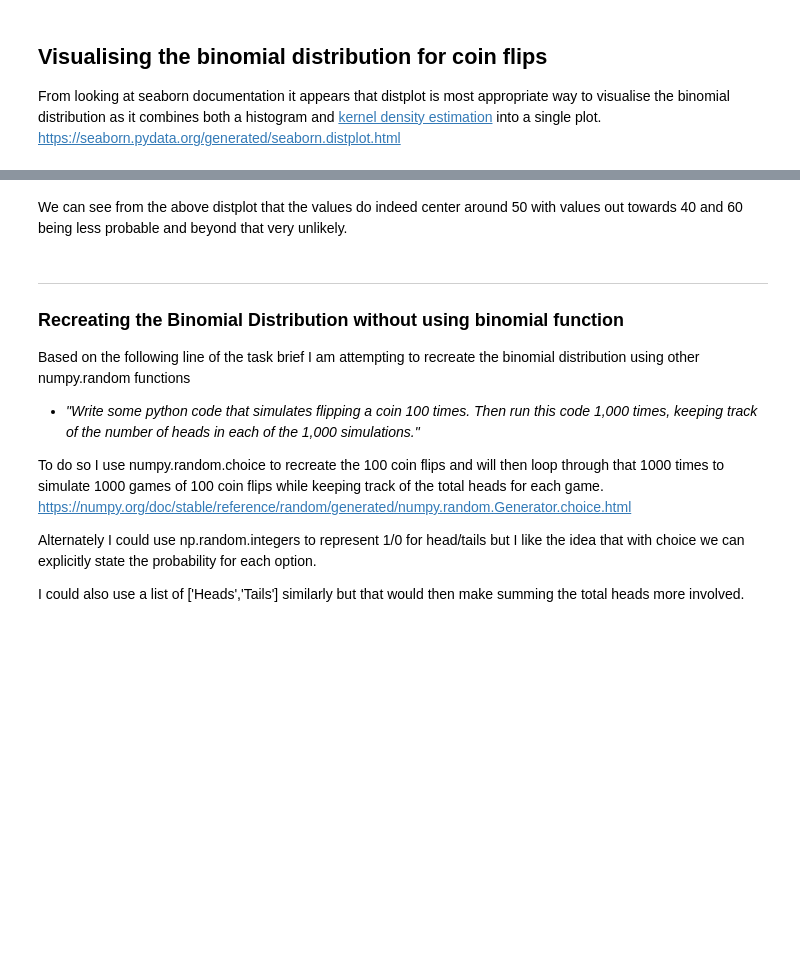
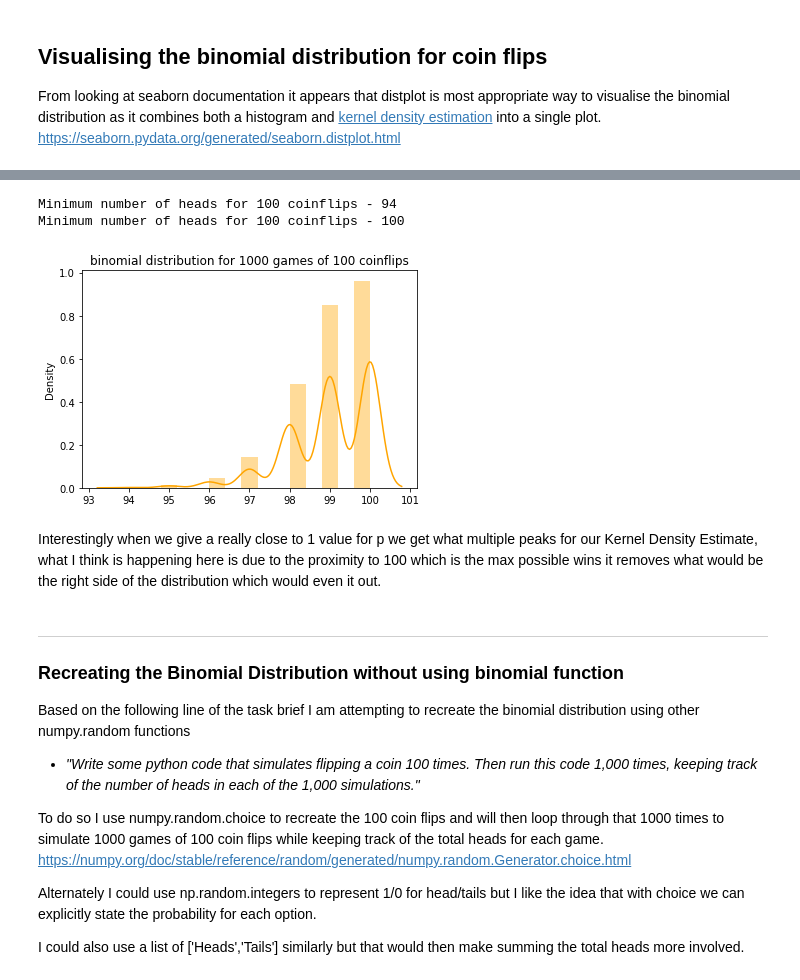
Before and after one commit to itskeithstudent/Fundamentals-Of-Data-Analysis-52446-Tasks, a Jupyter notebook: Tasks.ipynb, the cells around one changed output, grey strips where cells are left out. Saved outputs shown, nothing was run; the diff lists cells and outputs as text; code cells hidden in the pictures; blank space fills up the shorter version.

Commit message:
add example with really unfair coin flip where p=0.99, added explicit argument names to first binomial distribution

```diff
--- a/Tasks.ipynb
+++ b/Tasks.ipynb
@@ -318,5 +319,15 @@ Text(0.5, 1.0, 'binomial distribution for 1000 games of 100 coinflips')
-# %% [markdown]
-We can see from the above distplot that the values do indeed center around 50 with values out towards 40 and 60 being less probable and beyond that very unlikely.
+# %%
+#little tweak to the binomial distribution showing an uneven weighting for the coin
+reallyunfair_coinflip_binomial = rng.binomial(n=100,p=0.99,size=1000)
+print("Minimum number of heads for 100 coinflips -", min(reallyunfair_coinflip_binomial))
+print("Minimum number of heads for 100 coinflips -", max(reallyunfair_coinflip_binomial))
+sns.distplot(reallyunfair_coinflip_binomial, color='orange').set_title('binomial distribution for 1000 games of 100 coinflips');
+# %% [output]
+Minimum number of heads for 100 coinflips - 94
+Minimum number of heads for 100 coinflips - 100
+[figure, added]
+# %% [markdown]
+Interestingly when we give a really close to 1 value for p we get what multiple peaks for our Kernel Density Estimate, what I think is happening here is due to the proximity to 100 which is the max possible wins it removes what would be the right side of the distribution which would even it out.
 # %% [markdown]
 ***
 ### Recreating the Binomial Distribution without using binomial function
```
Also changed, not shown: parts of 3 cells of this notebook.
